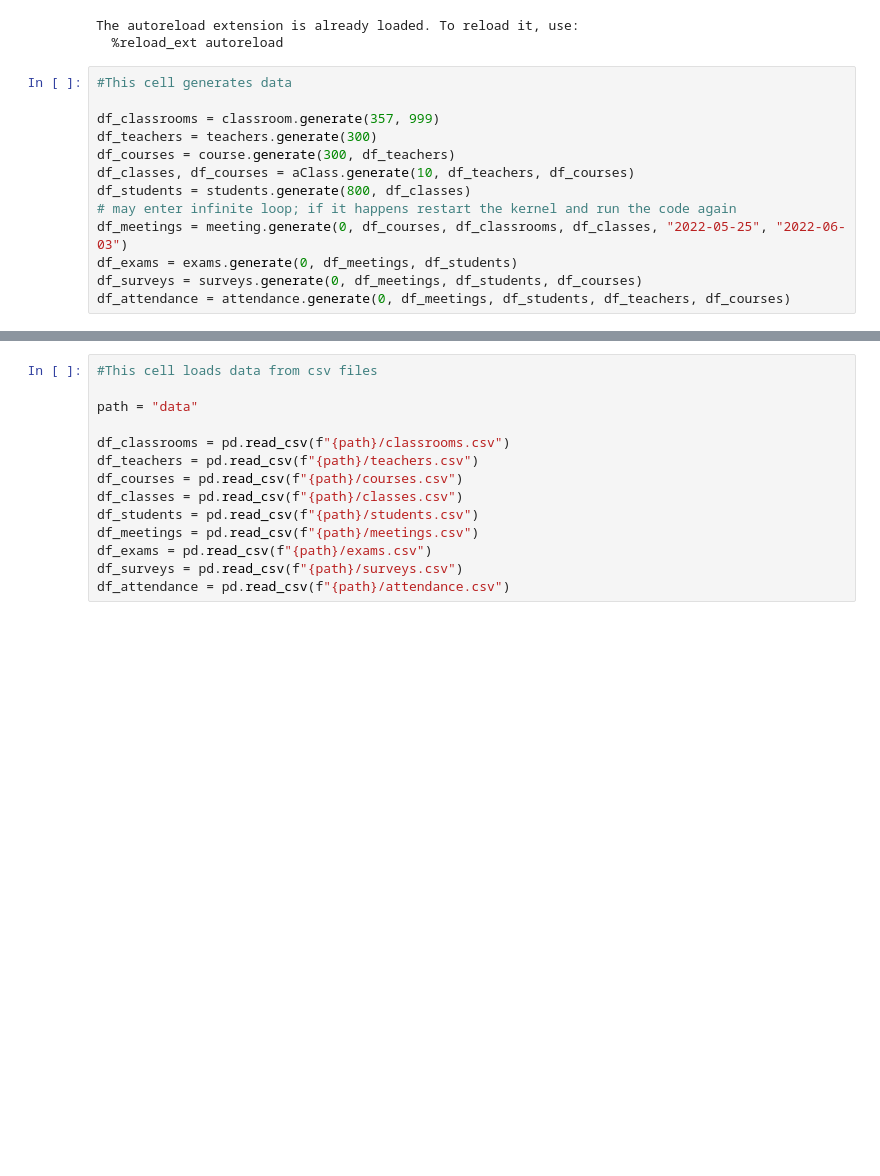
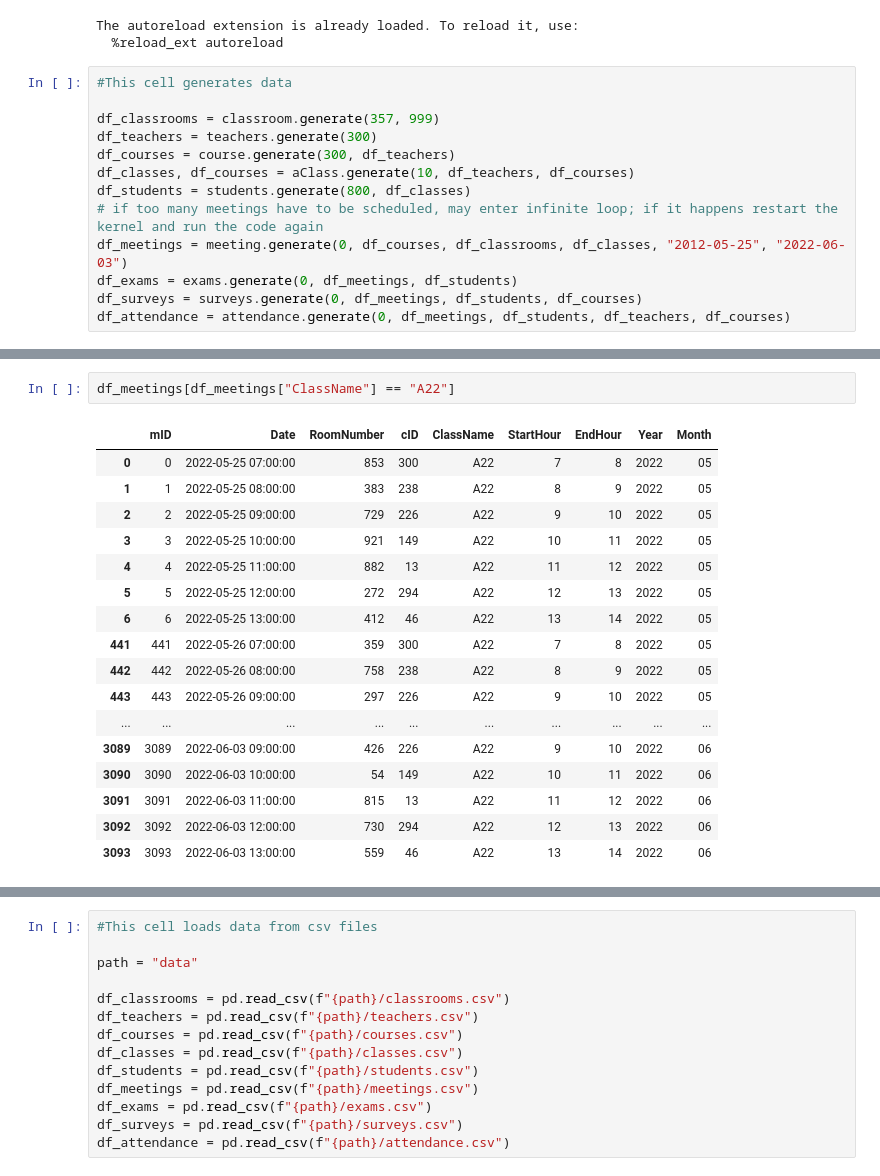
Before and after one commit to microslaw/schoolDataGeneration, a Jupyter notebook: main.ipynb, the cells around one changed output, grey strips where cells are left out. Cells and saved outputs as stored; diff of their text form; blank space fills up the shorter version.

Commit message:
updated meeting generation

```diff
--- a/main.ipynb
+++ b/main.ipynb
@@ -26,8 +26,8 @@ df_teachers = teachers.generate(300)
 df_courses = course.generate(300, df_teachers)
 df_classes, df_courses = aClass.generate(10, df_teachers, df_courses)
 df_students = students.generate(800, df_classes)
-# may enter infinite loop; if it happens restart the kernel and run the code again
-df_meetings = meeting.generate(0, df_courses, df_classrooms, df_classes, "2022-05-25", "2022-06-03")
+# if too many meetings have to be scheduled, may enter infinite loop; if it happens restart the kernel and run the code again
+df_meetings = meeting.generate(0, df_courses, df_classrooms, df_classes, "2012-05-25", "2022-06-03")
 df_exams = exams.generate(0, df_meetings, df_students)
 df_surveys = surveys.generate(0, df_meetings, df_students, df_courses)
 df_attendance = attendance.generate(0, df_meetings, df_students, df_teachers, df_courses)
@@ -36,0 +45,20 @@ Starting at 2024-04-09 11:32:19.457629
+# %%
+df_meetings[df_meetings["ClassName"] == "A22"]
+# %% [output]
+|  | mID | Date | RoomNumber | cID | ClassName | StartHour | EndHour | Year | Month |
+| 0 | 0 | 2022-05-25 07:00:00 | 853 | 300 | A22 | 7 | 8 | 2022 | 05 |
+| 1 | 1 | 2022-05-25 08:00:00 | 383 | 238 | A22 | 8 | 9 | 2022 | 05 |
+| 2 | 2 | 2022-05-25 09:00:00 | 729 | 226 | A22 | 9 | 10 | 2022 | 05 |
+| 3 | 3 | 2022-05-25 10:00:00 | 921 | 149 | A22 | 10 | 11 | 2022 | 05 |
+| 4 | 4 | 2022-05-25 11:00:00 | 882 | 13 | A22 | 11 | 12 | 2022 | 05 |
+| 5 | 5 | 2022-05-25 12:00:00 | 272 | 294 | A22 | 12 | 13 | 2022 | 05 |
+| 6 | 6 | 2022-05-25 13:00:00 | 412 | 46 | A22 | 13 | 14 | 2022 | 05 |
+| 441 | 441 | 2022-05-26 07:00:00 | 359 | 300 | A22 | 7 | 8 | 2022 | 05 |
+| 442 | 442 | 2022-05-26 08:00:00 | 758 | 238 | A22 | 8 | 9 | 2022 | 05 |
+| 443 | 443 | 2022-05-26 09:00:00 | 297 | 226 | A22 | 9 | 10 | 2022 | 05 |
+| ... | ... | ... | ... | ... | ... | ... | ... | ... | ... |
+| 3089 | 3089 | 2022-06-03 09:00:00 | 426 | 226 | A22 | 9 | 10 | 2022 | 06 |
+| 3090 | 3090 | 2022-06-03 10:00:00 | 54 | 149 | A22 | 10 | 11 | 2022 | 06 |
+| 3091 | 3091 | 2022-06-03 11:00:00 | 815 | 13 | A22 | 11 | 12 | 2022 | 06 |
+| 3092 | 3092 | 2022-06-03 12:00:00 | 730 | 294 | A22 | 12 | 13 | 2022 | 06 |
+| 3093 | 3093 | 2022-06-03 13:00:00 | 559 | 46 | A22 | 13 | 14 | 2022 | 06 |
```
Also changed, not shown: parts of 9 cells of this notebook, 2 other files.
